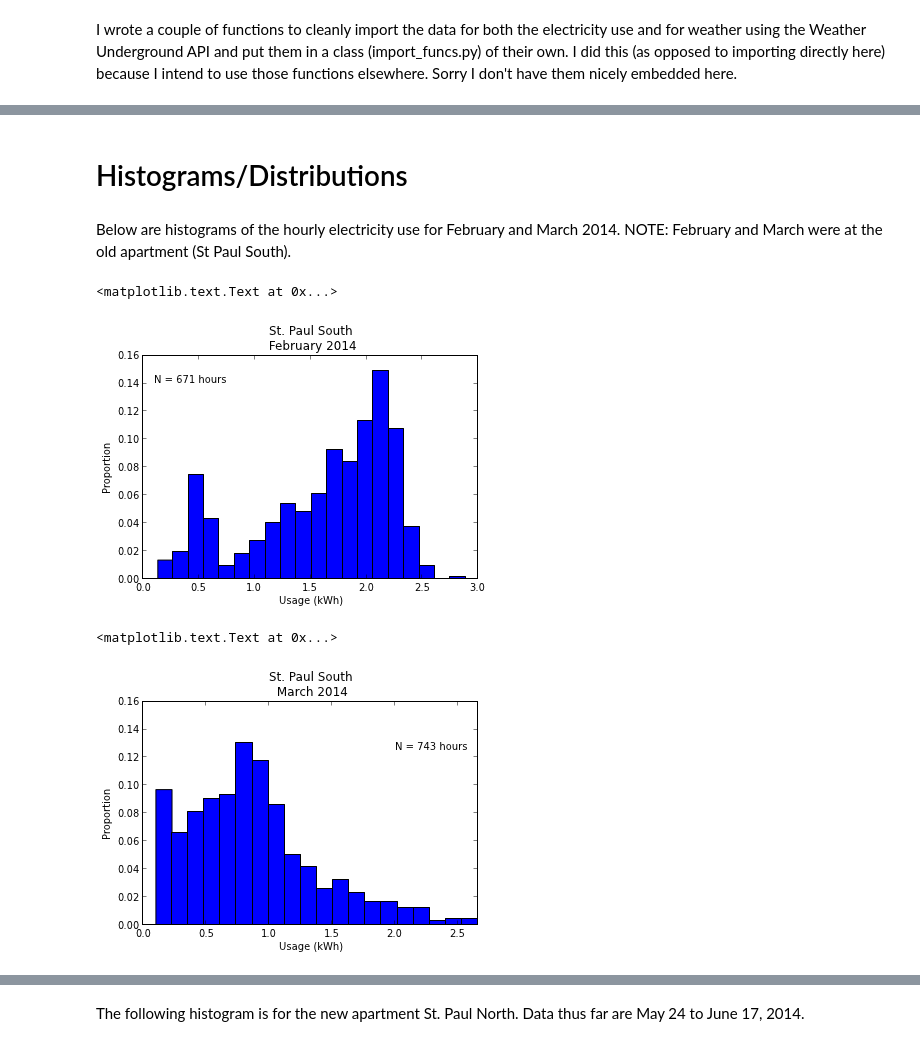
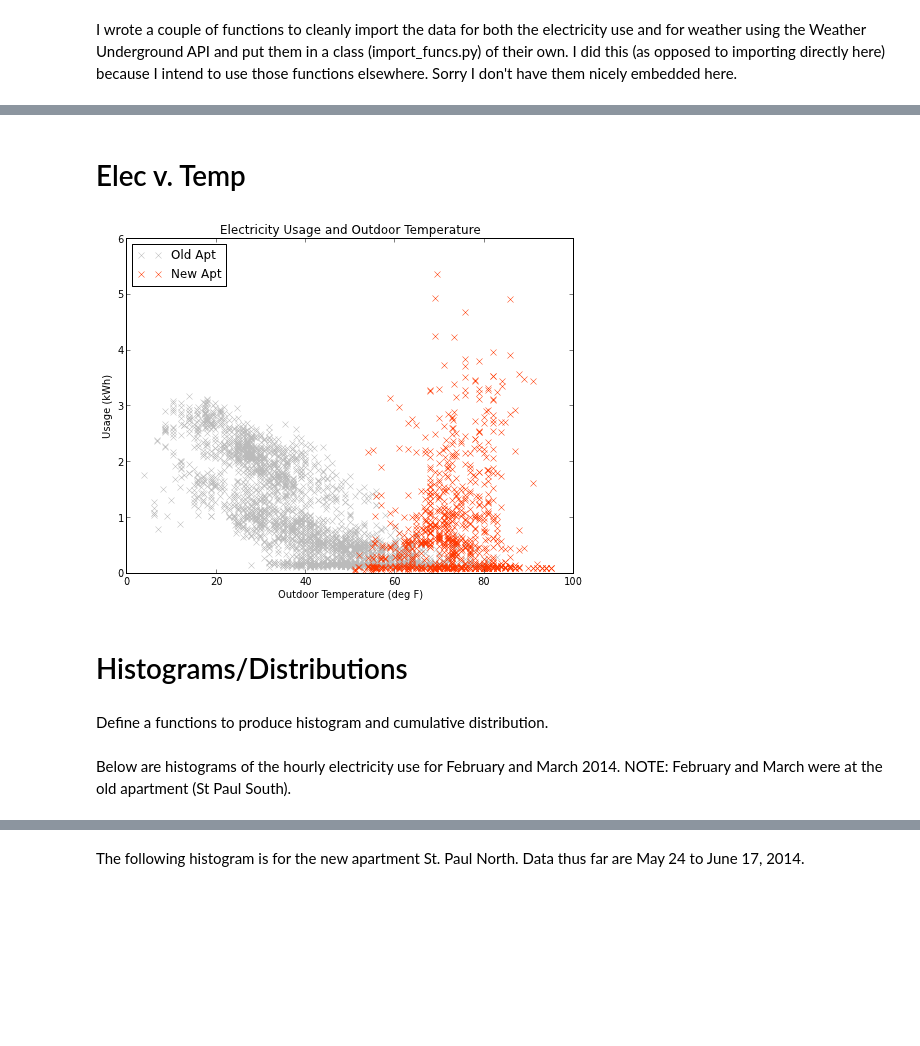
Before and after one commit to jtelszasz/my_energy_forecast_SVR, a Jupyter notebook: apt_compare.ipynb, the cells around one changed output, grey strips where cells are left out. Saved outputs shown, nothing was run; the diff lists cells and outputs as text; code cells hidden in the pictures; blank space fills up the shorter version.

```diff
--- a/apt_compare.ipynb
+++ b/apt_compare.ipynb
@@ -23,2 +60,18 @@ new_apt_and_weather = new_apt
+# %% [markdown]
+# Elec v. Temp
+# %%
+fig = plt.figure(figsize=[8,6])
+plot_old = plot(old_apt_and_weather['tempF'],old_apt_and_weather['USAGE'],'x',color=gray_light)
+plot_new = plot(new_apt_and_weather['tempF'],new_apt_and_weather['USAGE'],'x',color=red_orange)
+legend(['Old Apt','New Apt'],loc='upper left')
+title('Electricity Usage and Outdoor Temperature')
+ylabel('Usage (kWh)')
+xlabel('Outdoor Temperature (deg F)')
+
+fig.savefig('plots/New-Old-Elec-Temp.png')
+# %% [output]
+[figure, added]
 # %% [markdown]
 # Histograms/Distributions
+# %% [markdown]
+Define a functions to produce histogram and cumulative distribution.
@@ -25,30 +103,2 @@ new_apt_and_weather = new_apt
 # %% [markdown]
 Below are histograms of the hourly electricity use for February and March 2014.  NOTE: February and March were at the old apartment (St Paul South).
-# %%
-fig = plt.figure()
-ElecPDF = old_apt_and_weather['USAGE'].ix['feb 2014'].hist(weights=np.ones_like(old_apt_and_weather['USAGE'].ix['feb 2014'])/old_apt_and_weather['USAGE'].ix['feb 2014'].size,bins=20,grid=False)
-xlim(xmax=3.0)
-ylim(ymax=.16)
-ylabel('Proportion')
-xlabel('Usage (kWh)')
-title('St. Paul South \n February 2014')
-ElecPDF.text(0.1,.14,'N = %d hours'%size(old_apt_and_weather['USAGE'].ix['feb 2014']))
-
-#fig.savefig('ElecHist - Feb2014.png')
-# %% [output]
-<matplotlib.text.Text at 0x...>
-[figure, removed]
-# %%
-fig = plt.figure()
-ElecPDF = old_apt_and_weather['USAGE'].ix['march 2014'].hist(weights=np.ones_like(old_apt_and_weather['USAGE'].ix['march 2014'])/old_apt_and_weather['USAGE'].ix['march 2014'].size,bins=20,grid=False)
-xlim(xmax=max(old_apt_and_weather['USAGE'].ix['march 2014']))
-ylim(ymax=.16)
-ylabel('Proportion')
-xlabel('Usage (kWh)')
-title('St. Paul South \n March 2014')
-ElecPDF.text(2.0,0.125,'N = %d hours'%size(old_apt_and_weather['USAGE'].ix['march 2014']))
-
-#fig.savefig('ElecHist - Mar2014.png')
-# %% [output]
-<matplotlib.text.Text at 0x...>
-[figure, removed]
```
Also changed, not shown: parts of 13 cells of this notebook, 23 other files.
